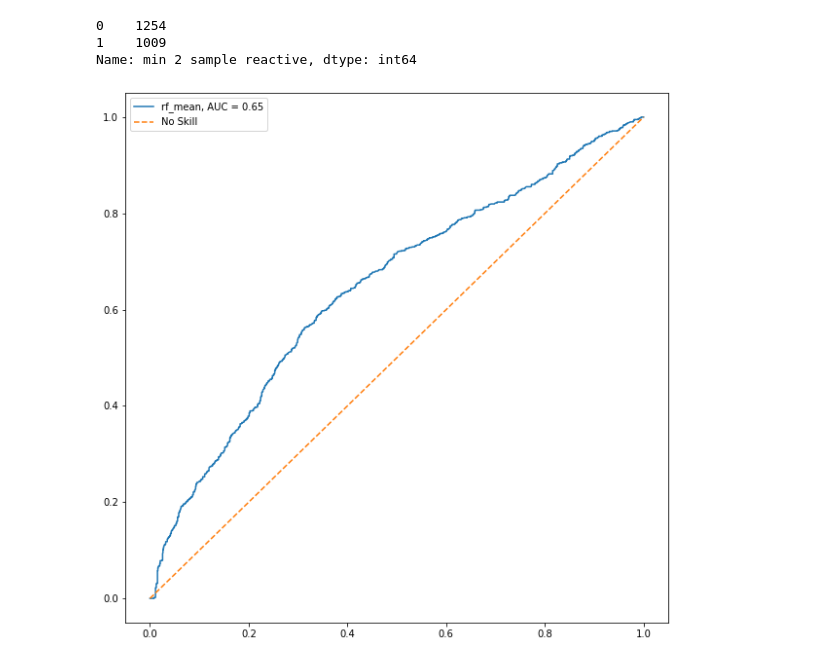
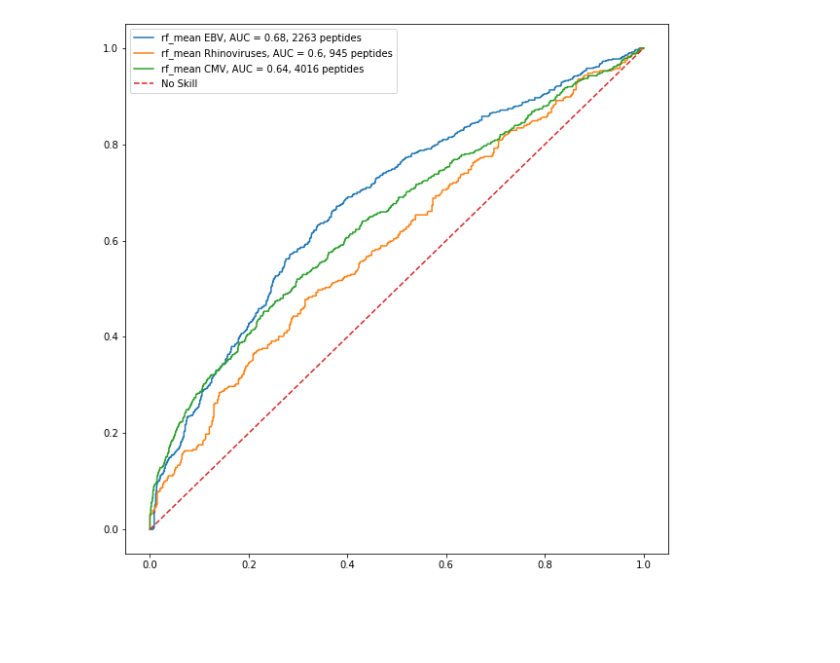
Before and after one commit to kepsi/Dolphyn, a Jupyter notebook: Manuscript Analyses/EBV.ipynb, the cells around one changed output. Saved outputs shown, nothing was run; the diff lists cells and outputs as text; code cells hidden in the pictures; blank space fills up the shorter version.

```diff
--- a/Manuscript Analyses/EBV.ipynb
+++ b/Manuscript Analyses/EBV.ipynb
@@ -14,30 +14,5 @@ with open('../data/ebv_peptide_probabilities.json') as json_file:
     rf_probabilities = json.load(json_file)
-# %%
-vrc_reactivity["min 2 sample reactive"].value_counts()
-# %% [output]
-0    1254
-1    1009
-Name: min 2 sample reactive, dtype: int64
 # %%
 def scoring_tile(pred_vec_rf):
     v = np.array(pred_vec_rf)
     return(np.mean(v))
-# %%
-matplotlib.rcParams['figure.figsize'] = [10, 10]
-
-cutoff_minsamplesVRC = 2
-
-comp_df_t = pd.DataFrame({"VRC reactive" : [vrc_reactivity.loc[k,"reactive samples"] >= cutoff_minsamplesVRC for k in rf_probabilities.keys()]})
-comp_df_t["VRC reactive"] = comp_df_t["VRC reactive"].astype(int)
-fig_roc, ax_roc = plt.subplots()
-score_label = "rf_mean"
-comp_df_t[score_label] = [scoring_tile(rf_probabilities[k]) for k in rf_probabilities.keys()]
-fpr, tpr, _ = roc_curve(comp_df_t["VRC reactive"], comp_df_t[score_label])
-auc_score = round(metrics.roc_auc_score(comp_df_t["VRC reactive"], comp_df_t[score_label]) ,2)
-ax_roc.plot(fpr, tpr, label=score_label + ", AUC = " + str(auc_score))
-ax_roc.plot([0, 1], [0, 1], linestyle='--', label='No Skill')
-plt.ylim([-0.05, 1.05])
-ax_roc.legend()
-plt.show()
-# %% [output]
-[figure, removed]
@@ -43,0 +23,50 @@ plt.show()
+# %%
+ebv_epi_probabilities_rf = {}
+
+for tile in ebv.index:
+    ebv_epi_probabilities_rf[tile] = rf_probabilities[tile]
+
+cmv_epi_probabilities_rf = {}
+
+for tile in cmv.index:
+    if tile in rf_probabilities:
+        cmv_epi_probabilities_rf[tile] = rf_probabilities[tile]
+
+rhino_epi_probabilities_rf = {}
+
+for tile in rhino.index:
+    rhino_epi_probabilities_rf[tile] = rf_probabilities[tile]
+
+# not all predictions for cmv tiles available
+# %%
+matplotlib.rcParams['figure.figsize'] = [10, 10]
+
+def virus_roc(virus_label, rf_probas):
+    cutoff_minsamplesVRC = 8 # 1% of VRC dataset
+
+    comp_df_t = pd.DataFrame({"VRC reactive" : [vrc_reactivity.loc[k,"reactive samples"] >= cutoff_minsamplesVRC for k in rf_probas.keys()]})
+    comp_df_t["VRC reactive"] = comp_df_t["VRC reactive"].astype(int)
+    score_label = "rf_mean " + virus_label
+    comp_df_t[score_label] = [scoring_tile(rf_probas[k]) for k in rf_probas.keys()]
+    fpr, tpr, _ = roc_curve(comp_df_t["VRC reactive"], comp_df_t[score_label])
+    auc_score = round(metrics.roc_auc_score(comp_df_t["VRC reactive"], comp_df_t[score_label]) ,2)
+    curve_label = score_label + ", AUC = " + str(auc_score) + ", " + str(len(rf_probas)) + " peptides"
+    return(fpr, tpr, curve_label)
+
+fig_roc, ax_roc = plt.subplots()
+
+fpr, tpr, curve_label = virus_roc("EBV", ebv_epi_probabilities_rf)
+ax_roc.plot(fpr, tpr, label=curve_label)
+
+fpr, tpr, curve_label = virus_roc("Rhinoviruses", rhino_epi_probabilities_rf)
+ax_roc.plot(fpr, tpr, label=curve_label)
+
+fpr, tpr, curve_label = virus_roc("CMV", cmv_epi_probabilities_rf)
+ax_roc.plot(fpr, tpr, label=curve_label)
+
+ax_roc.plot([0, 1], [0, 1], linestyle='--', label='No Skill')
+plt.ylim([-0.05, 1.05])
+ax_roc.legend()
+plt.show()
+# %% [output]
+[figure, added]
```
Also changed, not shown: parts of 3 cells of this notebook, 10 other files.
